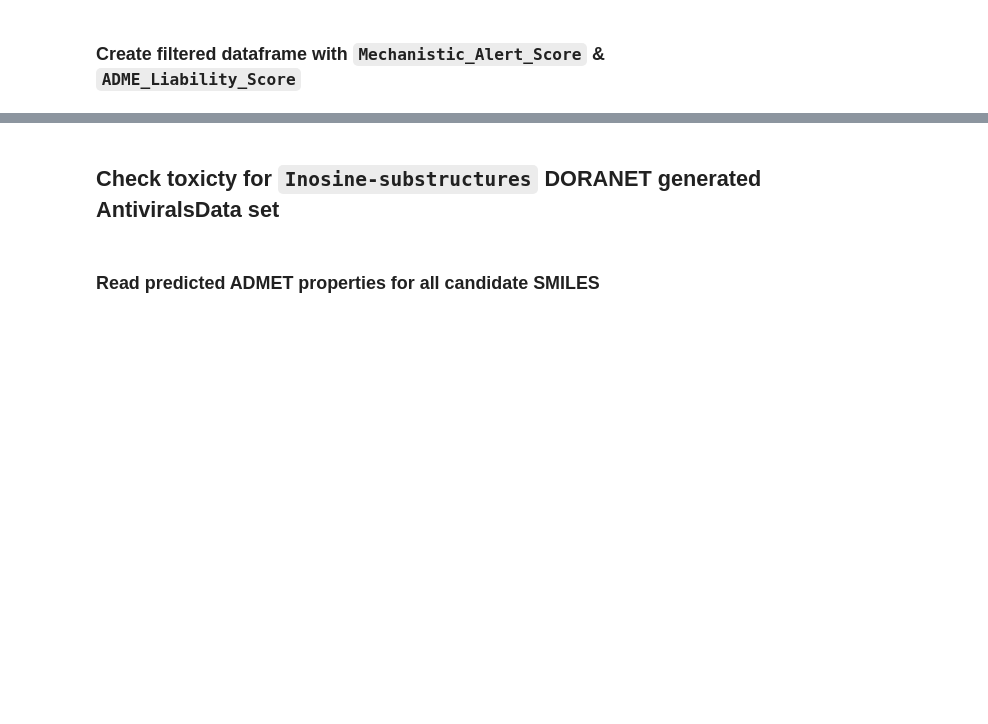
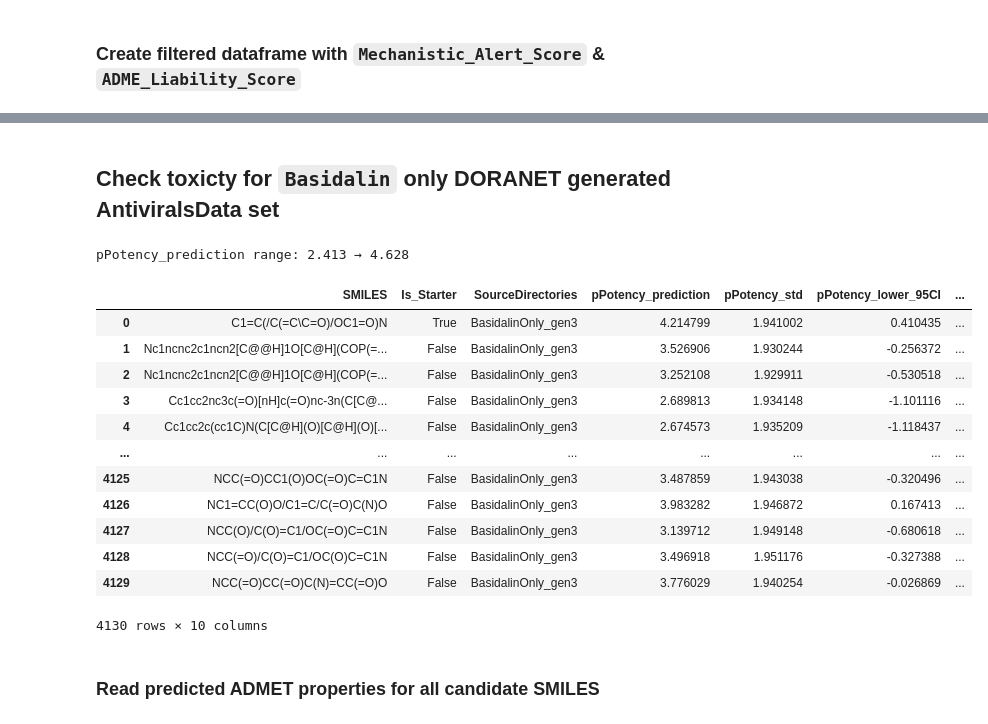
Before and after one commit to soumyadeepghosh35/DTRA_DrugDesign, a Jupyter notebook: DTRA_project_notebooks/Step6_Toxicity_BacillusAnthracis.ipynb, the cells around one changed output, grey strips where cells are left out. Drawn from its saved outputs; the diff is of its cells as text; code cells hidden in the pictures; blank space fills up the shorter version.

```diff
--- a/DTRA_project_notebooks/Step6_Toxicity_BacillusAnthracis.ipynb
+++ b/DTRA_project_notebooks/Step6_Toxicity_BacillusAnthracis.ipynb
@@ -1382,11 +1634,26 @@ plt.show()
 # %% [markdown]
-## Check toxicty for `Inosine-substructures` DORANET generated AntiviralsData set
+## Check toxicty for `Basidalin` only DORANET generated AntiviralsData set
 # %%
-BacillusAnthracisVirus_wART_InosineSubstructures_predicted_all = pd.read_csv(ARTresultsDir + 'BacillusAnthracisVirusData_InosineSubstructures_DORAnetGenerated_ARTprediction.csv')
+BacillusAnthracisVirus_wART_InosineSubstructures_predicted_all = pd.read_csv(ARTresultsDir + 'BacillusAnthracis_BasidalinOnlyDORAnetGenerated_Antibiotic_ARTprediction.csv')
 max_val = BacillusAnthracisVirus_wART_InosineSubstructures_predicted_all['pPotency_prediction'].max()
 min_val = BacillusAnthracisVirus_wART_InosineSubstructures_predicted_all['pPotency_prediction'].min()
 print(f"pPotency_prediction range: {min_val:.3f} → {max_val:.3f}")
 BacillusAnthracisVirus_wART_InosineSubstructures_predicted_all
+# %% [output]
+pPotency_prediction range: 2.413 → 4.628
+|  | SMILES | Is_Starter | SourceDirectories | pPotency_prediction | pPotency_std | pPotency_lower_95CI | ... |
+| 0 | C1=C(/C(=C\C=O)/OC1=O)N | True | BasidalinOnly_gen3 | 4.214799 | 1.941002 | 0.410435 | ... |
+| 1 | Nc1ncnc2c1ncn2[C@@H]1O[C@H](COP(=... | False | BasidalinOnly_gen3 | 3.526906 | 1.930244 | -0.256372 | ... |
+| 2 | Nc1ncnc2c1ncn2[C@@H]1O[C@H](COP(=... | False | BasidalinOnly_gen3 | 3.252108 | 1.929911 | -0.530518 | ... |
+| 3 | Cc1cc2nc3c(=O)[nH]c(=O)nc-3n(C[C@... | False | BasidalinOnly_gen3 | 2.689813 | 1.934148 | -1.101116 | ... |
+| 4 | Cc1cc2c(cc1C)N(C[C@H](O)[C@H](O)[... | False | BasidalinOnly_gen3 | 2.674573 | 1.935209 | -1.118437 | ... |
+| ... | ... | ... | ... | ... | ... | ... | ... |
+| 4125 | NCC(=O)CC1(O)OC(=O)C=C1N | False | BasidalinOnly_gen3 | 3.487859 | 1.943038 | -0.320496 | ... |
+| 4126 | NC1=CC(O)O/C1=C/C(=O)C(N)O | False | BasidalinOnly_gen3 | 3.983282 | 1.946872 | 0.167413 | ... |
+| 4127 | NCC(O)/C(O)=C1/OC(=O)C=C1N | False | BasidalinOnly_gen3 | 3.139712 | 1.949148 | -0.680618 | ... |
+| 4128 | NCC(=O)/C(O)=C1/OC(O)C=C1N | False | BasidalinOnly_gen3 | 3.496918 | 1.951176 | -0.327388 | ... |
+| 4129 | NCC(=O)CC(=O)C(N)=CC(=O)O | False | BasidalinOnly_gen3 | 3.776029 | 1.940254 | -0.026869 | ... |
+4130 rows × 10 columns
 # %% [markdown]
 ### Read predicted ADMET properties for all candidate SMILES
 # %%
```
Also changed, not shown: parts of 31 cells of this notebook, 3 other files.
